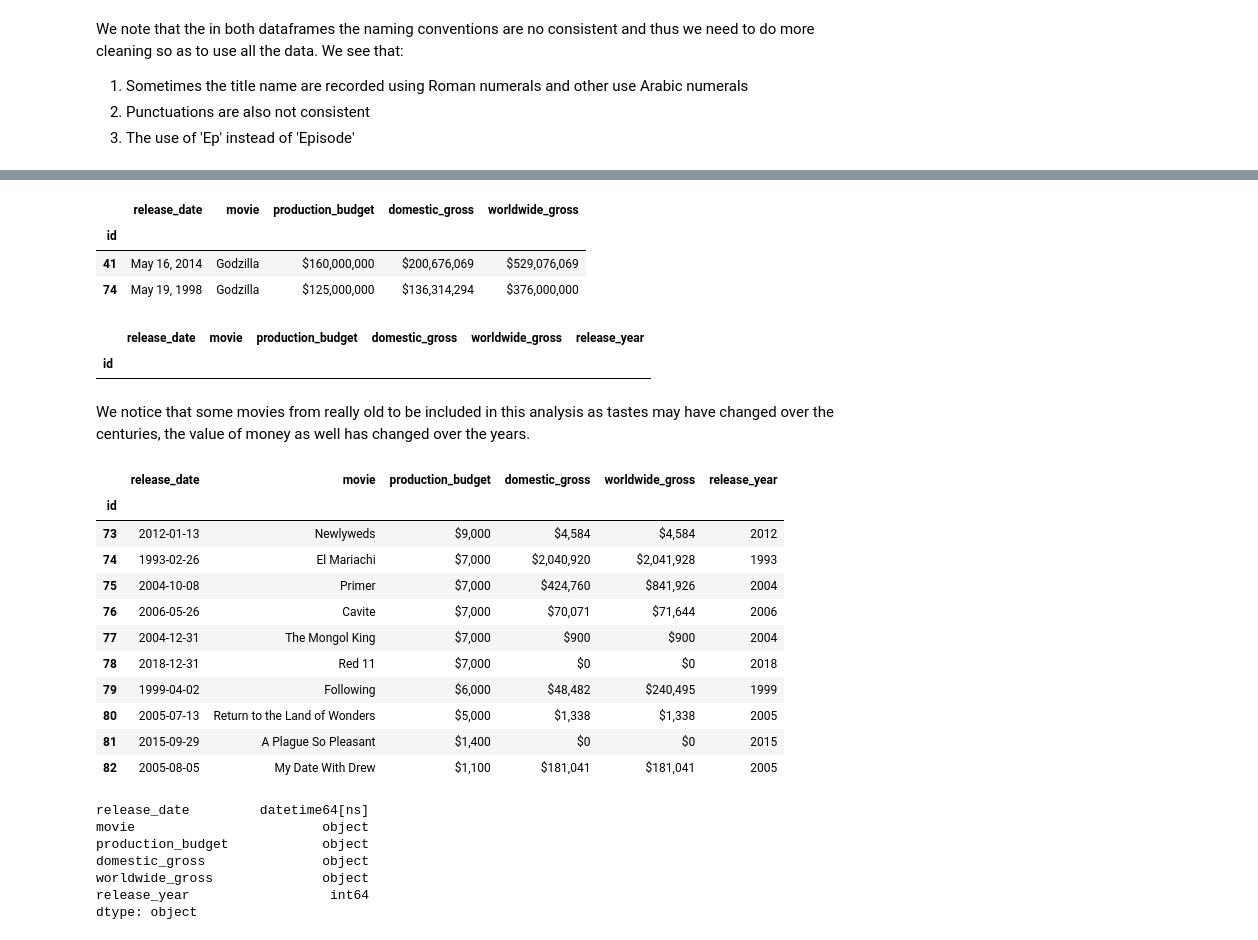
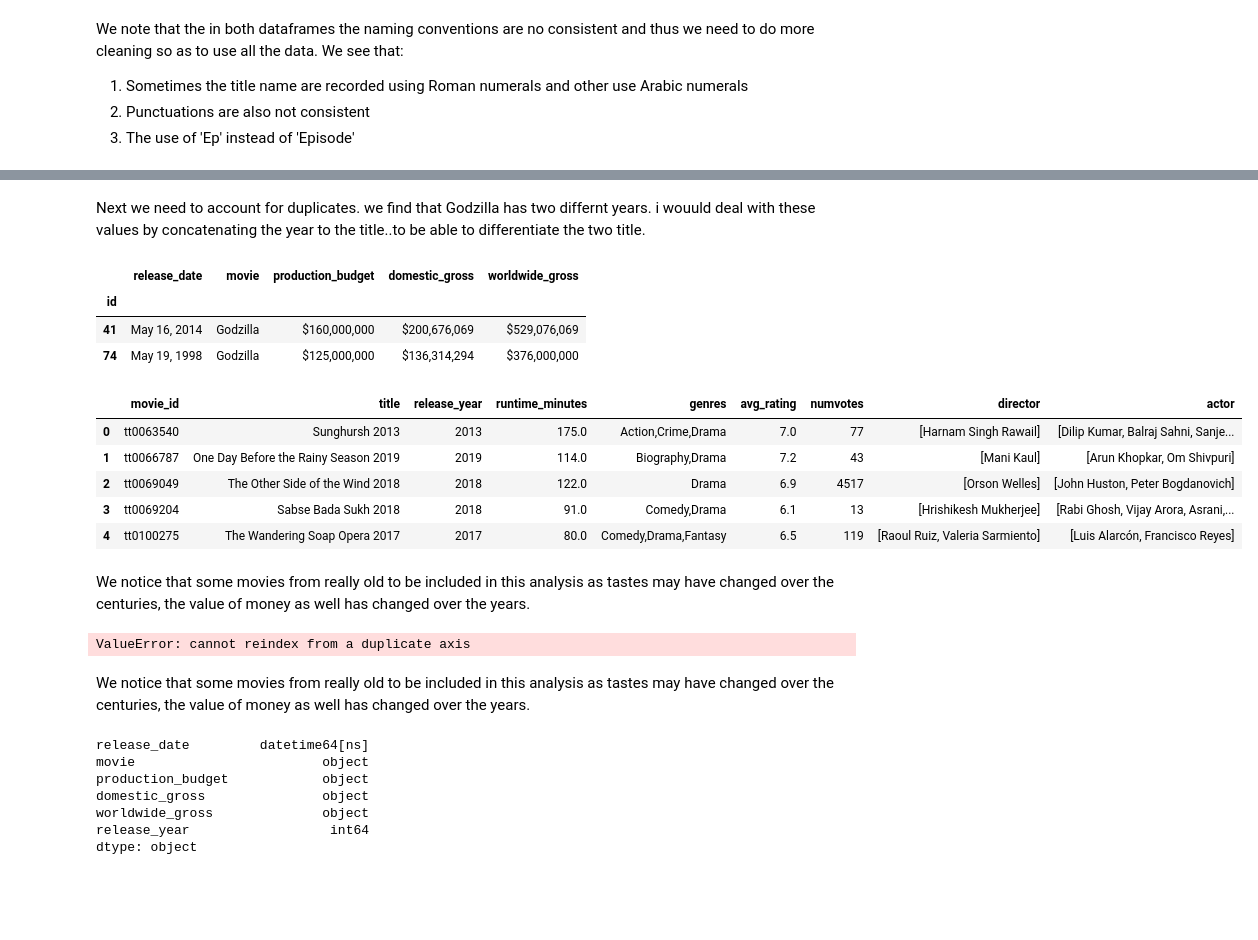
Before and after one commit to kafura0/Microsoft1_Film_Studio_Analysis, a Jupyter notebook: index.ipynb, the cells around one changed output, grey strips where cells are left out. Saved outputs shown, nothing was run; the diff lists cells and outputs as text; code cells hidden in the pictures; blank space fills up the shorter version.

```diff
--- a/index.ipynb
+++ b/index.ipynb
@@ -602,3 +631,6 @@ imdb_Table.tail()
+# %% [markdown]
+Next we need to account for duplicates. we find that Godzilla has two differnt years.
+i wouuld deal with these values by concatenating the year to the title..to be able to differentiate the two title.
 # %%
 tn_movie_budgets_df[tn_movie_budgets_df['movie'] == 'Godzilla']
 # %% [output]
@@ -606,14 +638,25 @@ tn_movie_budgets_df[tn_movie_budgets_df['movie'] == 'Godzilla']
 | id |  |  |  |  |  |
 | 41 | May 16, 2014 | Godzilla | $160,000,000 | $200,676,069 | $529,076,069 |
 | 74 | May 19, 1998 | Godzilla | $125,000,000 | $136,314,294 | $376,000,000 |
-# %%
-tn_movie_budgets_df[tn_movie_budgets_df['movie'] == 'Harry Potter']
-# %% [output]
-|  | release_date | movie | production_budget | domestic_gross | worldwide_gross | release_year |
-| id |  |  |  |  |  |  |
+# %%
+# Before adding the year to the name for these specific movies, let's convert release year into string
+# The function below does not work with str() unless you save the variable as string type first.
+# concatenate the two columns
+
+imdb_Table['title'] = imdb_Table['title'].astype(str) + " " + imdb_Table['release_year'].astype(str)
+
+imdb_Table.head()
+# %% [output]
+|  | movie_id | title | release_year | runtime_minutes | genres | avg_rating | numvotes | director | actor |
+| 0 | tt0063540 | Sunghursh 2013 | 2013 | 175.0 | Action,Crime,Drama | 7.0 | 77 | [Harnam Singh Rawail] | [Dilip Kumar, Balraj Sahni, Sanje... |
+| 1 | tt0066787 | One Day Before the Rainy Season 2019 | 2019 | 114.0 | Biography,Drama | 7.2 | 43 | [Mani Kaul] | [Arun Khopkar, Om Shivpuri] |
+| 2 | tt0069049 | The Other Side of the Wind 2018 | 2018 | 122.0 | Drama | 6.9 | 4517 | [Orson Welles] | [John Huston, Peter Bogdanovich] |
+| 3 | tt0069204 | Sabse Bada Sukh 2018 | 2018 | 91.0 | Comedy,Drama | 6.1 | 13 | [Hrishikesh Mukherjee] | [Rabi Ghosh, Vijay Arora, Asrani,... |
+| 4 | tt0100275 | The Wandering Soap Opera 2017 | 2017 | 80.0 | Comedy,Drama,Fantasy | 6.5 | 119 | [Raoul Ruiz, Valeria Sarmiento] | [Luis Alarcón, Francisco Reyes] |
 # %% [markdown]
 We notice that some movies from really old to be included in this analysis as tastes may have changed over the centuries, the value of money as well has changed over the years.
 # %%
+# doing the same for the tn_movie_budgets table
 # first we would need to extract the release year from the release date to have a column of
 # start_year in the imdb_Table
 
@@ -621,20 +664,16 @@ We notice that some movies from really old to be included in this analysis as ta
 tn_movie_budgets_df['release_date'] = pd.to_datetime(tn_movie_budgets_df['release_date'])
 tn_movie_budgets_df['release_year'] = tn_movie_budgets_df['release_date'].dt.year
 
-tn_movie_budgets_df.tail(10)
+tn_movie_budgets_df['movie'] = tn_movie_budgets_df['movie'].astype(str) + " " + tn_movie_budgets_df['release_year'].astype(str)
+
+# drop rows of years that are too far back in the past
+tn_movie_budgets_df.drop(imdb_Table[tn_movie_budgets_df.release_year < 2000].index, inplace = True)
+
+tn_movie_budgets_df.release_year.unique()
 # %% [output]
-|  | release_date | movie | production_budget | domestic_gross | worldwide_gross | release_year |
-| id |  |  |  |  |  |  |
-| 73 | 2012-01-13 | Newlyweds | $9,000 | $4,584 | $4,584 | 2012 |
-| 74 | 1993-02-26 | El Mariachi | $7,000 | $2,040,920 | $2,041,928 | 1993 |
-| 75 | 2004-10-08 | Primer | $7,000 | $424,760 | $841,926 | 2004 |
-| 76 | 2006-05-26 | Cavite | $7,000 | $70,071 | $71,644 | 2006 |
-| 77 | 2004-12-31 | The Mongol King | $7,000 | $900 | $900 | 2004 |
-| 78 | 2018-12-31 | Red 11 | $7,000 | $0 | $0 | 2018 |
-| 79 | 1999-04-02 | Following | $6,000 | $48,482 | $240,495 | 1999 |
-| 80 | 2005-07-13 | Return to the Land of Wonders | $5,000 | $1,338 | $1,338 | 2005 |
-| 81 | 2015-09-29 | A Plague So Pleasant | $1,400 | $0 | $0 | 2015 |
-| 82 | 2005-08-05 | My Date With Drew | $1,100 | $181,041 | $181,041 | 2005 |
+ValueError: cannot reindex from a duplicate axis
+# %% [markdown]
+We notice that some movies from really old to be included in this analysis as tastes may have changed over the centuries, the value of money as well has changed over the years.
 # %%
 tn_movie_budgets_df.dtypes
 # %% [output]
```
Also changed, not shown: parts of 10 cells of this notebook.
